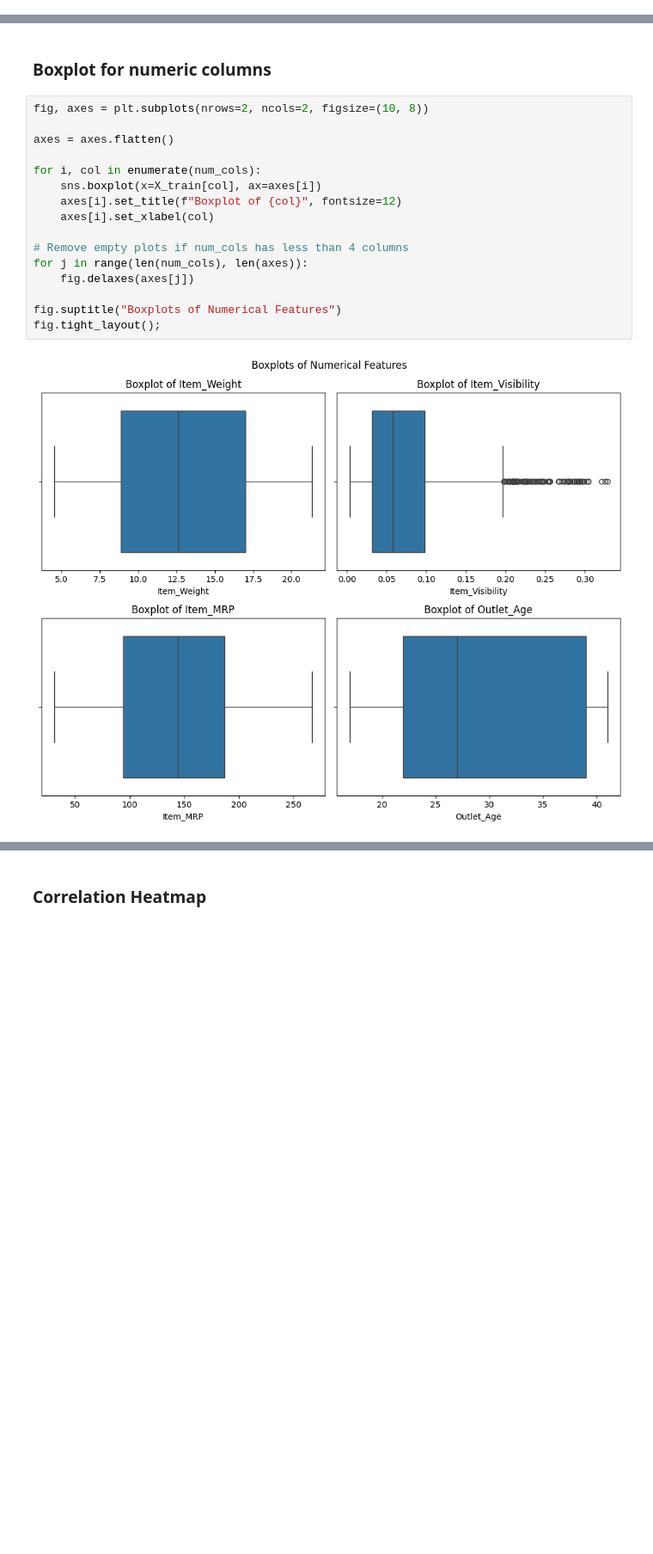
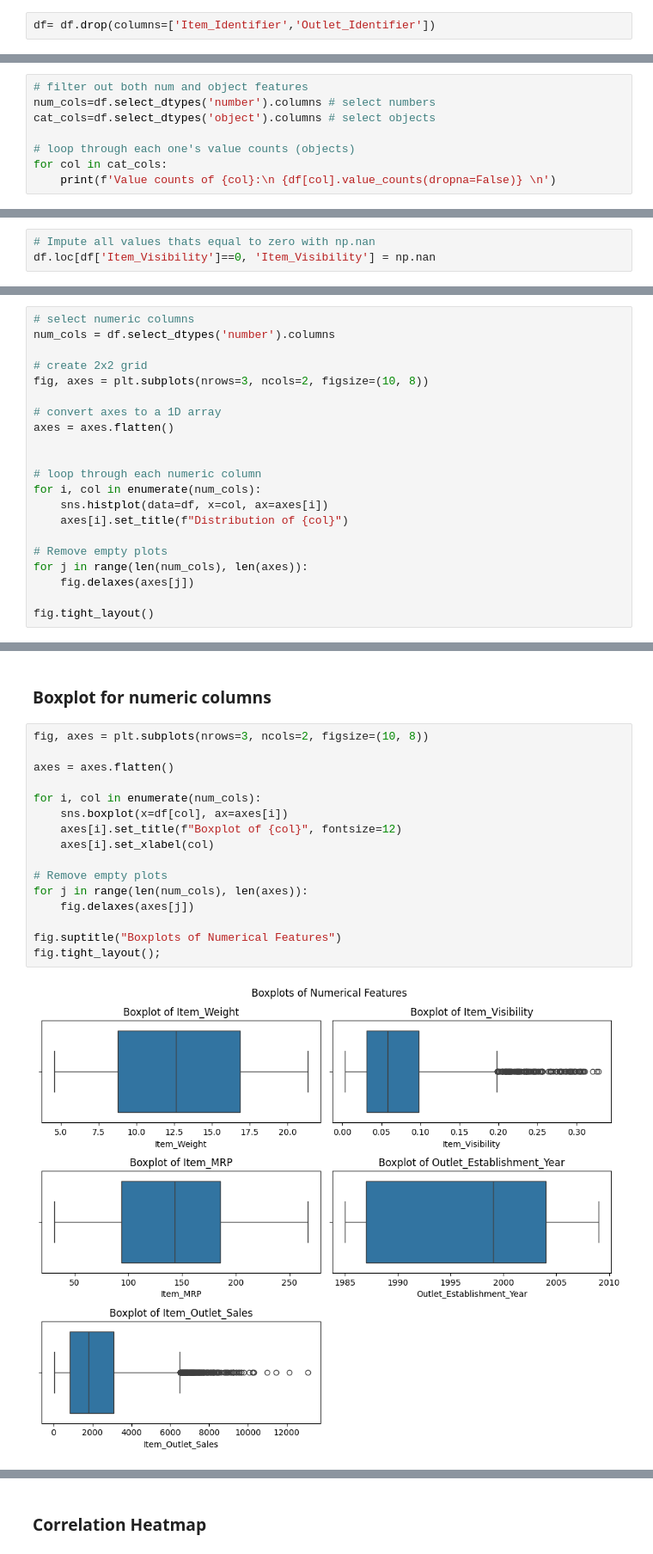
Before and after one commit to swirita/Prediction-of-Product-Sales, a Jupyter notebook: Prediction_of_Product_Sales.ipynb, the cells around one changed output, grey strips where cells are left out. Shown at 86% size. Saved outputs shown, nothing was run; the diff lists cells and outputs as text; blank space fills up the shorter version.

```diff
--- a/Prediction_of_Product_Sales.ipynb
+++ b/Prediction_of_Product_Sales.ipynb
@@ -118,3 +106,5 @@ X_test.loc[X_test['Item_Visibility'] == 0, 'Item_Visibility'] = np.nan
+# %%
+df= df.drop(columns=['Item_Identifier','Outlet_Identifier'])
 # %% [markdown]
 ### Duplicated Rows
 # %%
@@ -160,0 +146,8 @@ dtype: float64
+# %%
+# filter out both num and object features
+num_cols=df.select_dtypes('number').columns # select numbers
+cat_cols=df.select_dtypes('object').columns # select objects
+
+# loop through each one's value counts (objects)
+for col in cat_cols:
+    print(f'Value counts of {col}:\n {df[col].value_counts(dropna=False)} \n')
@@ -160,0 +223,3 @@ dtype: float64
+# %%
+# Impute all values thats equal to zero with np.nan
+df.loc[df['Item_Visibility']==0, 'Item_Visibility'] = np.nan
@@ -348,0 +302,21 @@ ax.set_title("Distribution of Item_Outlet_Sales (Training Data)");
+# %%
+# select numeric columns
+num_cols = df.select_dtypes('number').columns
+
+# create 2x2 grid
+fig, axes = plt.subplots(nrows=3, ncols=2, figsize=(10, 8))
+
+# convert axes to a 1D array
+axes = axes.flatten()
+
+
+# loop through each numeric column
+for i, col in enumerate(num_cols):
+    sns.histplot(data=df, x=col, ax=axes[i])
+    axes[i].set_title(f"Distribution of {col}")
+
+# Remove empty plots
+for j in range(len(num_cols), len(axes)):
+    fig.delaxes(axes[j])
+
+fig.tight_layout()
@@ -349,20 +338,20 @@ ax.set_title("Distribution of Item_Outlet_Sales (Training Data)");
 # %% [markdown]
 ### Boxplot for numeric columns
 # %%
-fig, axes = plt.subplots(nrows=2, ncols=2, figsize=(10, 8))
+fig, axes = plt.subplots(nrows=3, ncols=2, figsize=(10, 8))
 
 axes = axes.flatten()
 
 for i, col in enumerate(num_cols):
-    sns.boxplot(x=X_train[col], ax=axes[i])
+    sns.boxplot(x=df[col], ax=axes[i])
     axes[i].set_title(f"Boxplot of {col}", fontsize=12)
     axes[i].set_xlabel(col)
 
-# Remove empty plots if num_cols has less than 4 columns
+# Remove empty plots
 for j in range(len(num_cols), len(axes)):
     fig.delaxes(axes[j])
 
 fig.suptitle("Boxplots of Numerical Features")
 fig.tight_layout();
 # %% [output]
-[figure, old version]
+[figure, new version]
```
Also changed, not shown: parts of 97 cells of this notebook.
